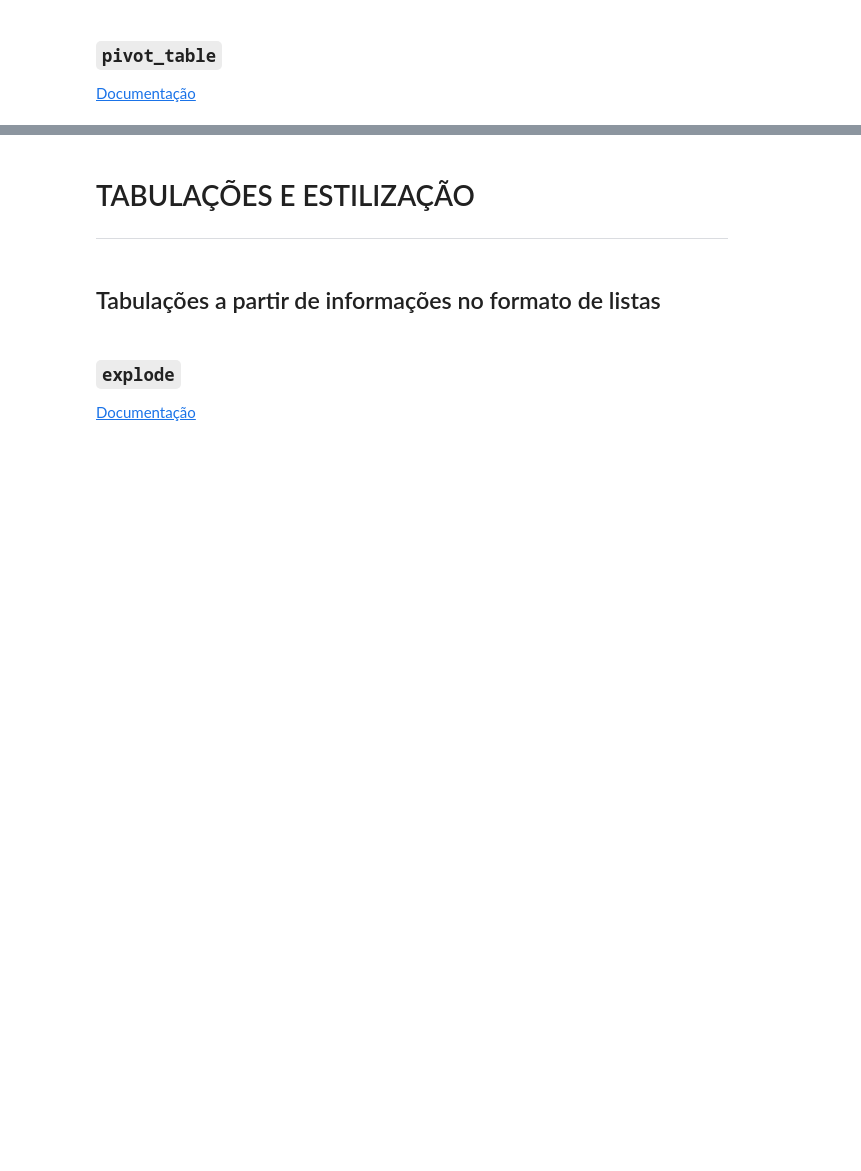
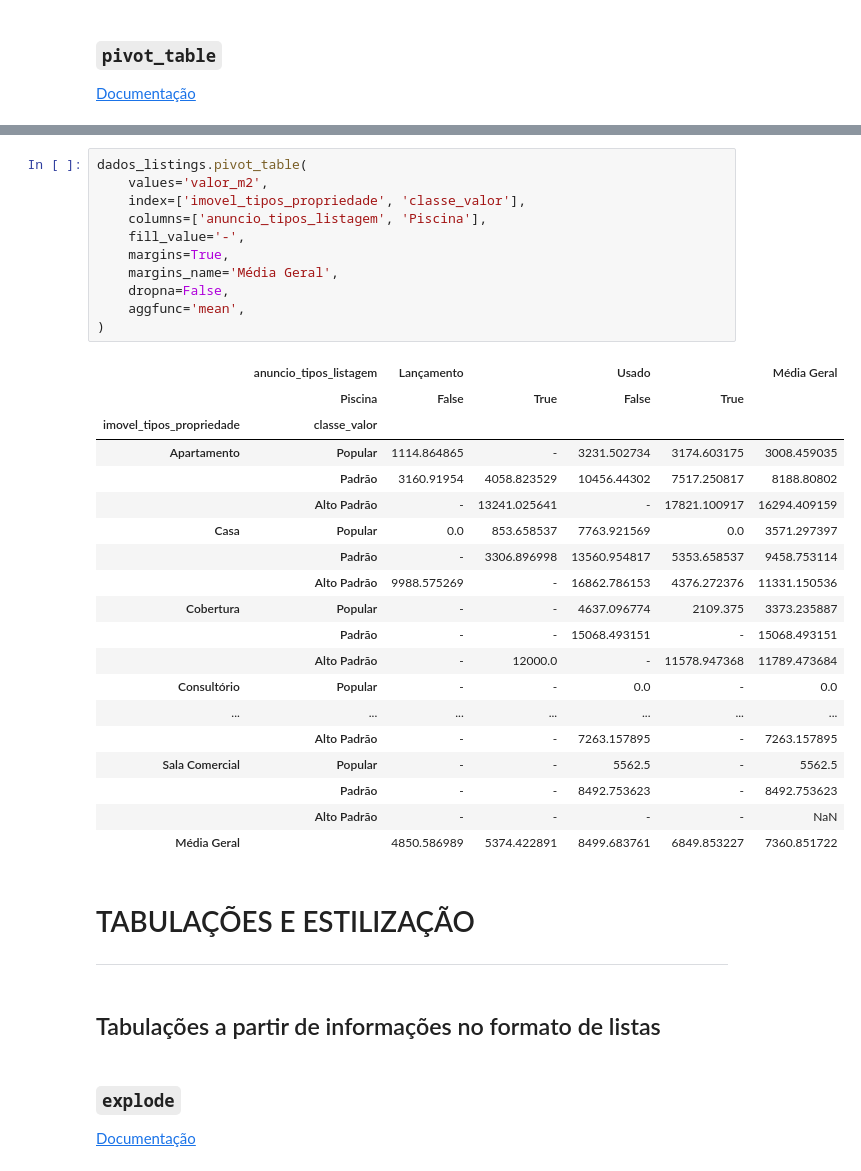
Before and after one commit to josenaldo/alura-cds-python-pandas-tecnicas-avancadas, a Jupyter notebook: notebook/Projeto.ipynb, the cells around one changed output, grey strips where cells are left out. Cells and saved outputs as stored; diff of their text form; blank space fills up the shorter version.

```diff
--- a/notebook/Projeto.ipynb
+++ b/notebook/Projeto.ipynb
@@ -2063,3 +2209,34 @@ tabela_estatisticas.unstack(level=-2)
+# %%
+dados_listings.pivot_table(
+    values='valor_m2',
+    index=['imovel_tipos_propriedade', 'classe_valor'],
+    columns=['anuncio_tipos_listagem', 'Piscina'],
+    fill_value='-',
+    margins=True,
+    margins_name='Média Geral',
+    dropna=False,
+    aggfunc='mean',
+)
+# %% [output]
+|  | anuncio_tipos_listagem | Lançamento |  | Usado |  | Média Geral |
+|  | Piscina | False | True | False | True |  |
+| imovel_tipos_propriedade | classe_valor |  |  |  |  |  |
+| Apartamento | Popular | 1114.864865 | - | 3231.502734 | 3174.603175 | 3008.459035 |
+|  | Padrão | 3160.91954 | 4058.823529 | 10456.44302 | 7517.250817 | 8188.80802 |
+|  | Alto Padrão | - | 13241.025641 | - | 17821.100917 | 16294.409159 |
+| Casa | Popular | 0.0 | 853.658537 | 7763.921569 | 0.0 | 3571.297397 |
+|  | Padrão | - | 3306.896998 | 13560.954817 | 5353.658537 | 9458.753114 |
+|  | Alto Padrão | 9988.575269 | - | 16862.786153 | 4376.272376 | 11331.150536 |
+| Cobertura | Popular | - | - | 4637.096774 | 2109.375 | 3373.235887 |
+|  | Padrão | - | - | 15068.493151 | - | 15068.493151 |
+|  | Alto Padrão | - | 12000.0 | - | 11578.947368 | 11789.473684 |
+| Consultório | Popular | - | - | 0.0 | - | 0.0 |
+| ... | ... | ... | ... | ... | ... | ... |
+|  | Alto Padrão | - | - | 7263.157895 | - | 7263.157895 |
+| Sala Comercial | Popular | - | - | 5562.5 | - | 5562.5 |
+|  | Padrão | - | - | 8492.753623 | - | 8492.753623 |
+|  | Alto Padrão | - | - | - | - | NaN |
+| Média Geral |  | 4850.586989 | 5374.422891 | 8499.683761 | 6849.853227 | 7360.851722 |
 # %% [markdown]
 # TABULAÇÕES E ESTILIZAÇÃO
 ---
```
Also changed, not shown: parts of 11 cells of this notebook.
